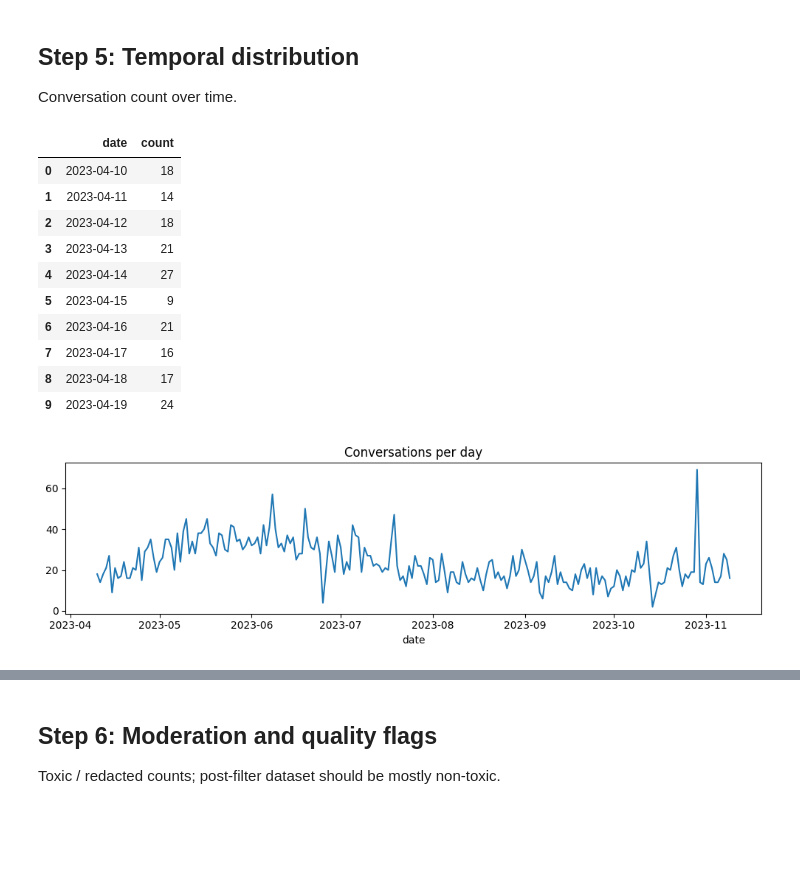
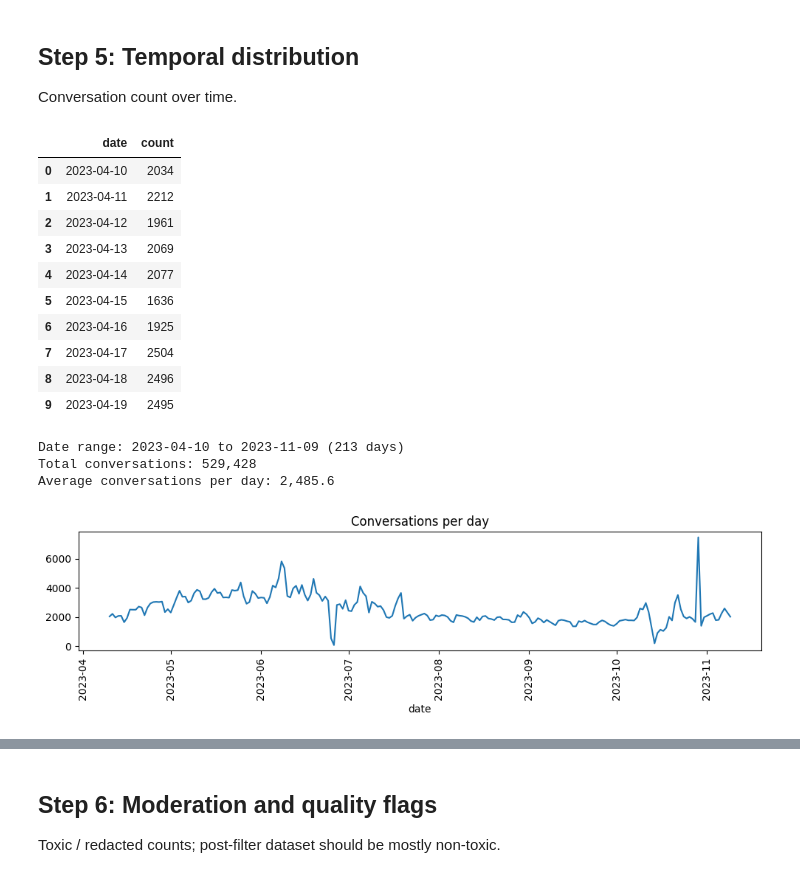
Before and after one commit to lonelysun1990/wild_chat, a Jupyter notebook: explore.ipynb, the cells around one changed output, grey strips where cells are left out. Drawn from its saved outputs; the diff is of its cells as text; code cells hidden in the pictures; blank space fills up the shorter version.

```diff
--- a/explore.ipynb
+++ b/explore.ipynb
@@ -5,8 +5,8 @@ Exploratory data analysis of the [WildChat](https://huggingface.co/datasets/alle
 Mid-stage tables are saved under `eda_output/` (not under `data/`). Set `LOAD_FROM_SAVED = True` to load from disk instead of recomputing.
 # %%
 # Configuration (edit and run first)
-SAMPLE_N = 5000          # exact number of conversations; set to None to use SAMPLE_PCT
-SAMPLE_PCT = None        # e.g. 0.01 for 1%; used only when SAMPLE_N is None
+SAMPLE_N = None          # exact number of conversations; None = use full dataset (with SAMPLE_PCT=None)
+SAMPLE_PCT = None        # e.g. 0.01 for 1%; used only when SAMPLE_N is None. Both None = full dataset
 LOAD_FROM_SAVED = False  # if True, load step tables from eda_output/ instead of recomputing
 EDA_OUTPUT_DIR = "eda_output"  # do not use data/ for these outputs
 RANDOM_SEED = 42
@@ -196,20 +205,34 @@ Conversation count over time.
 # %%
 path_step5 = Path(EDA_OUTPUT_DIR) / "step5_temporal.parquet"
 step5_df = load_or_build(path_step5, LOAD_FROM_SAVED, build_step5_temporal, df)
 display(step5_df.head(10))
-step5_df.set_index("date")["count"].plot(figsize=(10, 3), title="Conversations per day")
+
+# Average conversations per day (over the date range present in the data)
+total_conv = step5_df["count"].sum()
+n_days = len(step5_df)
+avg_conv_per_day = total_conv / n_days if n_days else 0
+date_min, date_max = step5_df["date"].min(), step5_df["date"].max()
+print(f"Date range: {date_min} to {date_max} ({n_days} days)")
+print(f"Total conversations: {total_conv:,}")
+print(f"Average conversations per day: {avg_conv_per_day:,.1f}")
+
+ax = step5_df.set_index("date")["count"].plot(figsize=(10, 3), title="Conversations per day")
+ax.tick_params(axis="x", rotation=90)
 plt.tight_layout()
 plt.show()
 # %% [output]
 |  | date | count |
-| 0 | 2023-04-10 | 18 |
-| 1 | 2023-04-11 | 14 |
-| 2 | 2023-04-12 | 18 |
-| 3 | 2023-04-13 | 21 |
-| 4 | 2023-04-14 | 27 |
-| 5 | 2023-04-15 | 9 |
-| 6 | 2023-04-16 | 21 |
-| 7 | 2023-04-17 | 16 |
-| 8 | 2023-04-18 | 17 |
-| 9 | 2023-04-19 | 24 |
+| 0 | 2023-04-10 | 2034 |
+| 1 | 2023-04-11 | 2212 |
+| 2 | 2023-04-12 | 1961 |
+| 3 | 2023-04-13 | 2069 |
+| 4 | 2023-04-14 | 2077 |
+| 5 | 2023-04-15 | 1636 |
+| 6 | 2023-04-16 | 1925 |
+| 7 | 2023-04-17 | 2504 |
+| 8 | 2023-04-18 | 2496 |
+| 9 | 2023-04-19 | 2495 |
+Date range: 2023-04-10 to 2023-11-09 (213 days)
+Total conversations: 529,428
+Average conversations per day: 2,485.6
-[figure, old version]
+[figure, new version]
```
Also changed, not shown: parts of 14 cells of this notebook, 34 other files.
